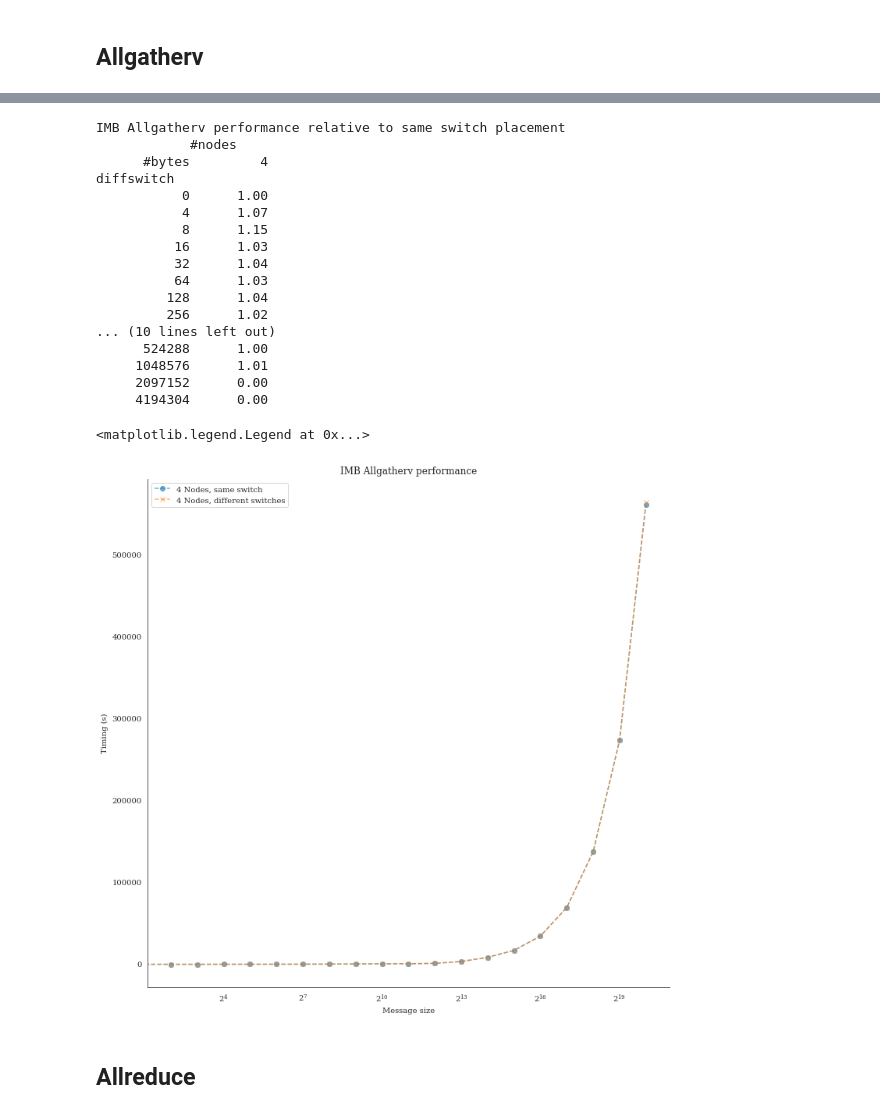
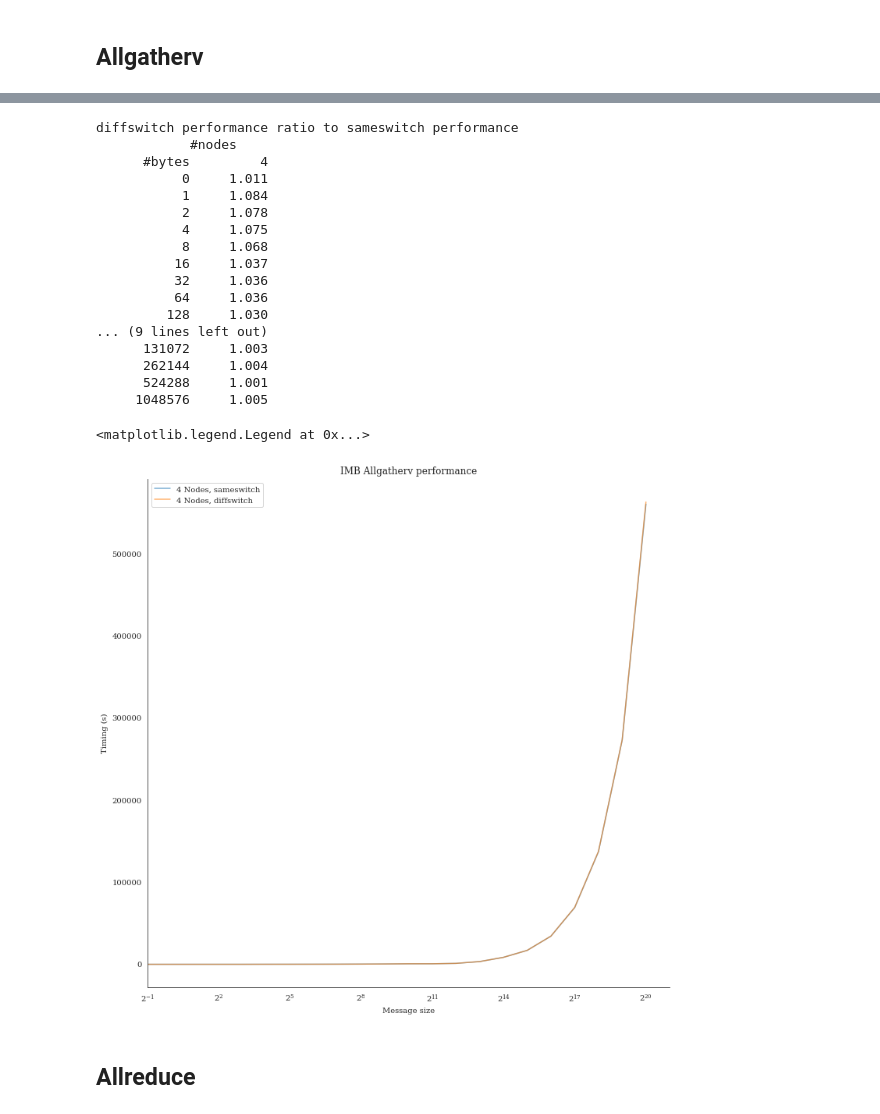
Before and after one commit to hpc-uk/archer-benchmarks, a Jupyter notebook: synth/IMB/analysis/ARCHER2_nodeplacement_comparison.ipynb, the cells around one changed output, grey strips where cells are left out. Cells and saved outputs as stored; diff of their text form; code cells hidden in the pictures.

```diff
--- a/synth/IMB/analysis/ARCHER2_nodeplacement_comparison.ipynb
+++ b/synth/IMB/analysis/ARCHER2_nodeplacement_comparison.ipynb
@@ -43,3 +18,7 @@ bindings = ['sameswitch','diffswitch']
+# %%
+baseline = 'sameswitch'
+compare = ['diffswitch']
+placements = ['sameswitch','diffswitch']
 # %% [markdown]
 ## Ping Pong
 # %%
@@ -153,11 +191,14 @@ for binding in bindings:
 # %%
-print("IMB {0} performance relative to same switch placement".format(benchmark))
-imb_ratio = imb.analyse_perf_matrix(baseline, compare, nodelist, sizelist, imb_perf, invert=False)
-plt.plot(sizelist, imb.get_size_scaling(sizelist, 4, imb_perf['sameswitch']), '--o', label=f'{nodes} Nodes, same switch', alpha=0.6)
-plt.plot(sizelist, imb.get_size_scaling(sizelist, 4, imb_perf['diffswitch']), '--x', label=f'{nodes} Nodes, different switches', alpha=0.6)
+# Compute performance ratio
+imb.get_perf_ratio(imb_df, baseline, compare, 'min', invert=False)
+
+# Plot performance
+for placement in placements:
+    sizes, perf = imb.get_size_scaling_df(imb_df, placement, 4, 'min')
+    plt.plot(sizes, perf, label=f'{nodes} Nodes, {placement}', alpha=0.6)
 
 sns.despine()
-plt.xscale('log', basex=2)
+plt.xscale('log', base=2)
 plt.xlabel("Message size")
 plt.ylabel("Timing (s)")
 plt.title(f'IMB {benchmark} performance')
@@ -186,14 +227,14 @@ diffswitch
 ## Allgatherv
 # %%
 benchmark = 'Allgatherv'
+imb_perf = []
 nodelist = [4]
-imb_perf = {}
-for binding in bindings:
-    tdict = {}
+for placement in placements:
     for nodes in nodelist:
-        pattern = f'IMB_{benchmark}_{nodes}nodes_*_{binding}_*.out'
+        pattern = f'IMB_{benchmark}_{nodes}nodes_*_{placement}_*.out'
         imbfiles = filemanip.get_filelist_pattern('../results/ARCHER2_CrayMPICH8016_nodeplacement', pattern)
         for file in imbfiles:
-            imb_dict = imb.get_perf_dict(file, nodes)
-            tdict.update(imb_dict)
-    imb_perf[binding] = tdict
+            tlist = imb.get_perf_dict(file, nodes, placement)
+            imb_perf.extend(tlist)
+imb_df = pd.DataFrame(imb_perf)
+imb.get_perf_stats(imb_df)
@@ -200,35 +259,38 @@ for binding in bindings:
 # %%
-print("IMB {0} performance relative to same switch placement".format(benchmark))
-imb_ratio = imb.analyse_perf_matrix(baseline, compare, nodelist, sizelist, imb_perf, invert=False)
-plt.plot(sizelist, imb.get_size_scaling(sizelist, 4, imb_perf['sameswitch']), '--o', label=f'{nodes} Nodes, same switch', alpha=0.6)
-plt.plot(sizelist, imb.get_size_scaling(sizelist, 4, imb_perf['diffswitch']), '--x', label=f'{nodes} Nodes, different switches', alpha=0.6)
+# Compute performance ratio
+imb.get_perf_ratio(imb_df, baseline, compare, 'min', invert=False)
+
+# Plot performance
+for placement in placements:
+    sizes, perf = imb.get_size_scaling_df(imb_df, placement, 4, 'min')
+    plt.plot(sizes, perf, label=f'{nodes} Nodes, {placement}', alpha=0.6)
 
 sns.despine()
-plt.xscale('log', basex=2)
+plt.xscale('log', base=2)
 plt.xlabel("Message size")
 plt.ylabel("Timing (s)")
 plt.title(f'IMB {benchmark} performance')
 plt.legend(loc='best')
 # %% [output]
-IMB Allgatherv performance relative to same switch placement
+diffswitch performance ratio to sameswitch performance
             #nodes
       #bytes         4
-diffswitch
-           0      1.00
-           4      1.07
-           8      1.15
-          16      1.03
-          32      1.04
-          64      1.03
-         128      1.04
-         256      1.02
-... (10 lines left out)
-      524288      1.00
-     1048576      1.01
-     2097152      0.00
-     4194304      0.00
+           0     1.011
+           1     1.084
+           2     1.078
+           4     1.075
+           8     1.068
+          16     1.037
+          32     1.036
+          64     1.036
+         128     1.030
+... (9 lines left out)
+      131072     1.003
+      262144     1.004
+      524288     1.001
+     1048576     1.005
 <matplotlib.legend.Legend at 0x...>
-[figure, old version]
+[figure, new version]
 # %% [markdown]
 ## Allreduce
 # %%
```
Also changed, not shown: parts of 15 cells of this notebook, 3 other files.
